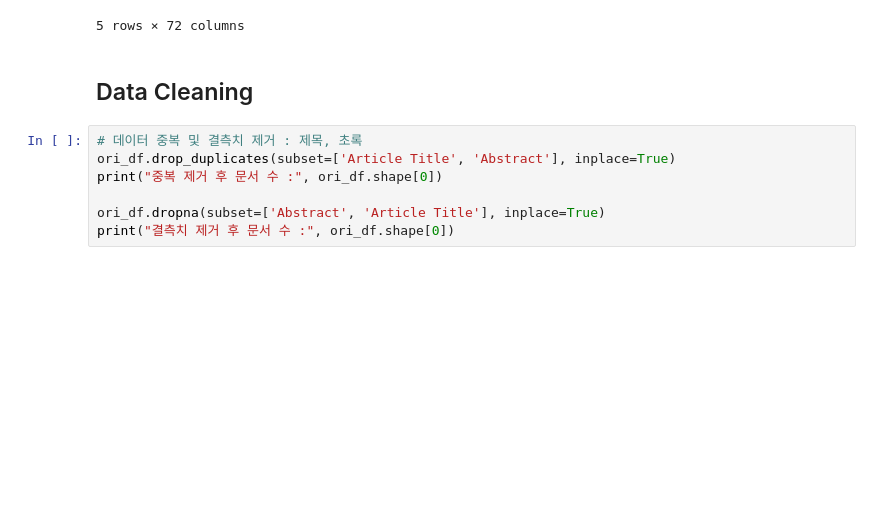
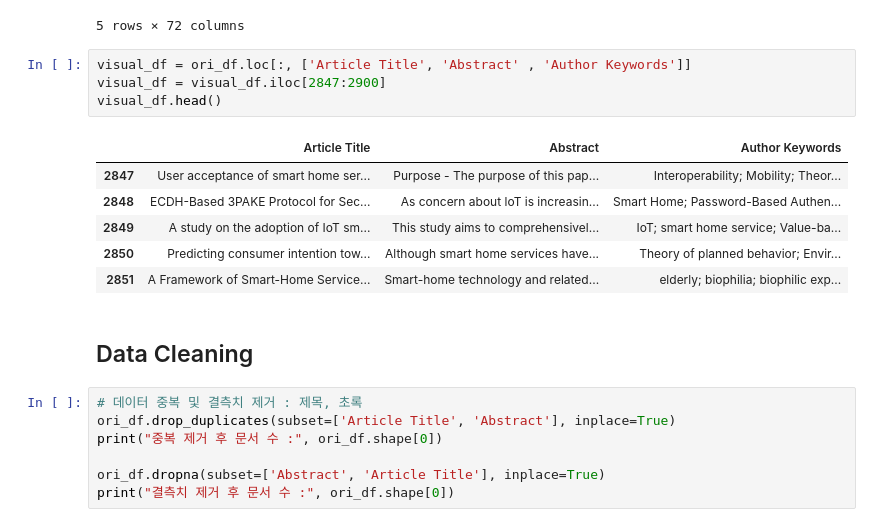
Before and after one commit to Geunhyeong-Han/shs-literature-text-mining, a Jupyter notebook: main.ipynb, the cells around one changed output. Cells and saved outputs as stored; diff of their text form; blank space fills up the shorter version.

```diff
--- a/main.ipynb
+++ b/main.ipynb
@@ -99,6 +117,17 @@ ori_df.head()
 | 3 | J | Bhardwaj, A; Kaushik, K; Bharany,... | NaN | NaN | NaN | Bhardwaj, Akashdeep; Kaushik, Kes... | ... |
 | 4 | J | Tao, S; Kudo, M; Nonaka, H | NaN | NaN | NaN | Tao, Shuai; Kudo, Mineichi; Nonak... | ... |
 5 rows × 72 columns
+# %%
+visual_df = ori_df.loc[:, ['Article Title', 'Abstract' , 'Author Keywords']]
+visual_df = visual_df.iloc[2847:2900]
+visual_df.head()
+# %% [output]
+|  | Article Title | Abstract | Author Keywords |
+| 2847 | User acceptance of smart home ser... | Purpose - The purpose of this pap... | Interoperability; Mobility; Theor... |
+| 2848 | ECDH-Based 3PAKE Protocol for Sec... | As concern about loT is increasin... | Smart Home; Password-Based Authen... |
+| 2849 | A study on the adoption of IoT sm... | This study aims to comprehensivel... | IoT; smart home service; Value-ba... |
+| 2850 | Predicting consumer intention tow... | Although smart home services have... | Theory of planned behavior; Envir... |
+| 2851 | A Framework of Smart-Home Service... | Smart-home technology and related... | elderly; biophilia; biophilic exp... |
 # %% [markdown]
 ## Data Cleaning
 # %%
```
Also changed, not shown: parts of 15 cells of this notebook.
